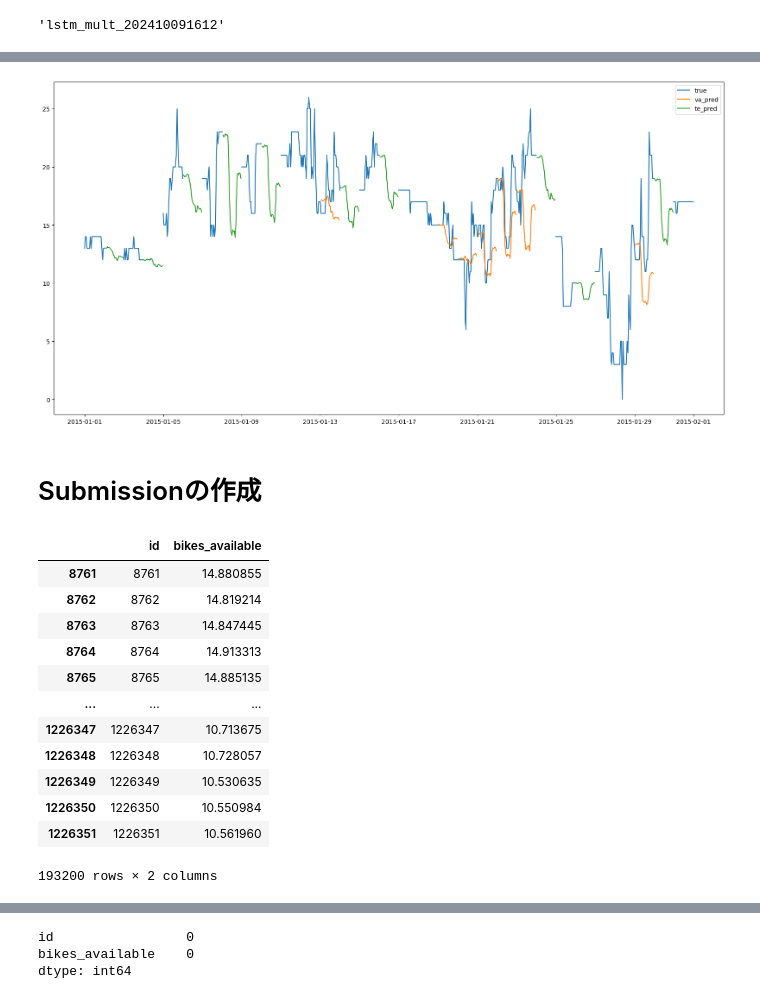
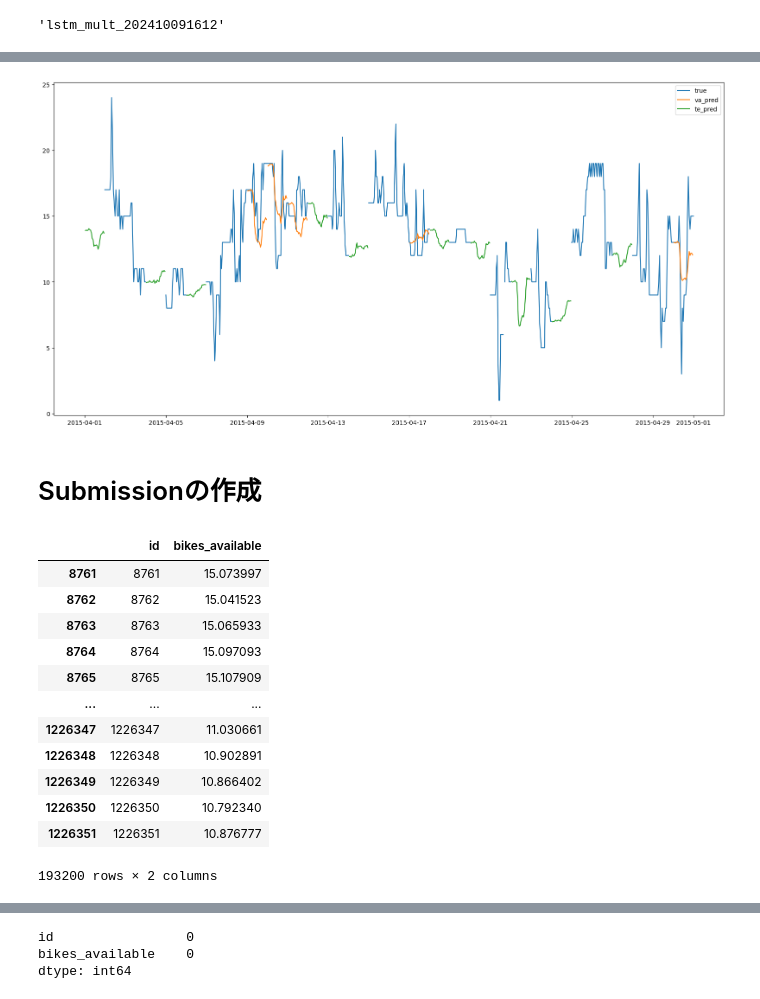
Before and after one commit to snoopy0420/atma_udemy, a Jupyter notebook: notebooks/baseline.ipynb, the cells around one changed output, grey strips where cells are left out. Cells and saved outputs as stored; diff of their text form; code cells hidden in the pictures.

```diff
--- a/notebooks/baseline.ipynb
+++ b/notebooks/baseline.ipynb
@@ -577,7 +577,7 @@ cv_setting = {
     "initial_fold_date": "2014-09-01",
 }
 # %%
-memo = "LSTMのマルチステップ予測"
+memo = "LSTMのマルチステップ予測 L1Lossに変更"
 runner = TimeseriesModelRunner(run_name, model_LSTM_mult, model_params, main_df_new, run_setting, cv_setting, logger, memo)
 # %%
 runner.run_train_cv()
@@ -623,23 +625,23 @@ df_true = pd.read_pickle(os.path.join(DIR_INTERIM, "df_prep_status.pkl"))[["date
 # %%
 # 正解値、検証値、テスト値をプロット
 # datetimeを連続にする
 df_ = pd.merge(df_true, df_va_pred, on=["station_id", "datetime"], how="left", suffixes=("", "_va_pred"))
 df_ = pd.merge(df_, df_te_pred, on=["station_id", "datetime"], how="left", suffixes=("", "_te_pred"))
 # データ期間も指定する
 station_id = 0
-start_date = "2015-01-01"
-end_date = "2015-02-01"
+start_date = "2015-04-01"
+end_date = "2015-05-01"
 df_ = df_[df_["station_id"]==station_id]
 df_ = df_[(df_["datetime"] >= start_date) & (df_["datetime"] <= end_date)]
 # プロット
 plt.figure(figsize=(20, 10))
 plt.plot(df_["datetime"], df_["bikes_available"], label="true")
 plt.plot(df_["datetime"], df_["bikes_available_va_pred"], label="va_pred")
 plt.plot(df_["datetime"], df_["bikes_available_te_pred"], label="te_pred")
 plt.legend()
 plt.show()
 # %% [output]
-[figure, old version]
+[figure, new version]
 # %% [markdown]
 # Submissionの作成
 # %%
@@ -652,17 +654,17 @@ df_submit = pd.merge(df_prep_status, df_te_pred, on=["datetime", "station_id"],
 df_submit[df_submit["predict"] == 1][["id", "bikes_available"]]
 # %% [output]
 |  | id | bikes_available |
-| 8761 | 8761 | 14.880855 |
-| 8762 | 8762 | 14.819214 |
-| 8763 | 8763 | 14.847445 |
-| 8764 | 8764 | 14.913313 |
-| 8765 | 8765 | 14.885135 |
+| 8761 | 8761 | 15.073997 |
+| 8762 | 8762 | 15.041523 |
+| 8763 | 8763 | 15.065933 |
+| 8764 | 8764 | 15.097093 |
+| 8765 | 8765 | 15.107909 |
 | ... | ... | ... |
-| 1226347 | 1226347 | 10.713675 |
-| 1226348 | 1226348 | 10.728057 |
-| 1226349 | 1226349 | 10.530635 |
-| 1226350 | 1226350 | 10.550984 |
-| 1226351 | 1226351 | 10.561960 |
+| 1226347 | 1226347 | 11.030661 |
+| 1226348 | 1226348 | 10.902891 |
+| 1226349 | 1226349 | 10.866402 |
+| 1226350 | 1226350 | 10.792340 |
+| 1226351 | 1226351 | 10.876777 |
 193200 rows × 2 columns
 # %%
 df_sample_submit = pd.read_csv(os.path.join(DIR_INPUT, "sample_submit.csv"), header=None, names=["id", "b_a"])
```
Also changed, not shown: parts of 6 cells of this notebook, 3 other files.
